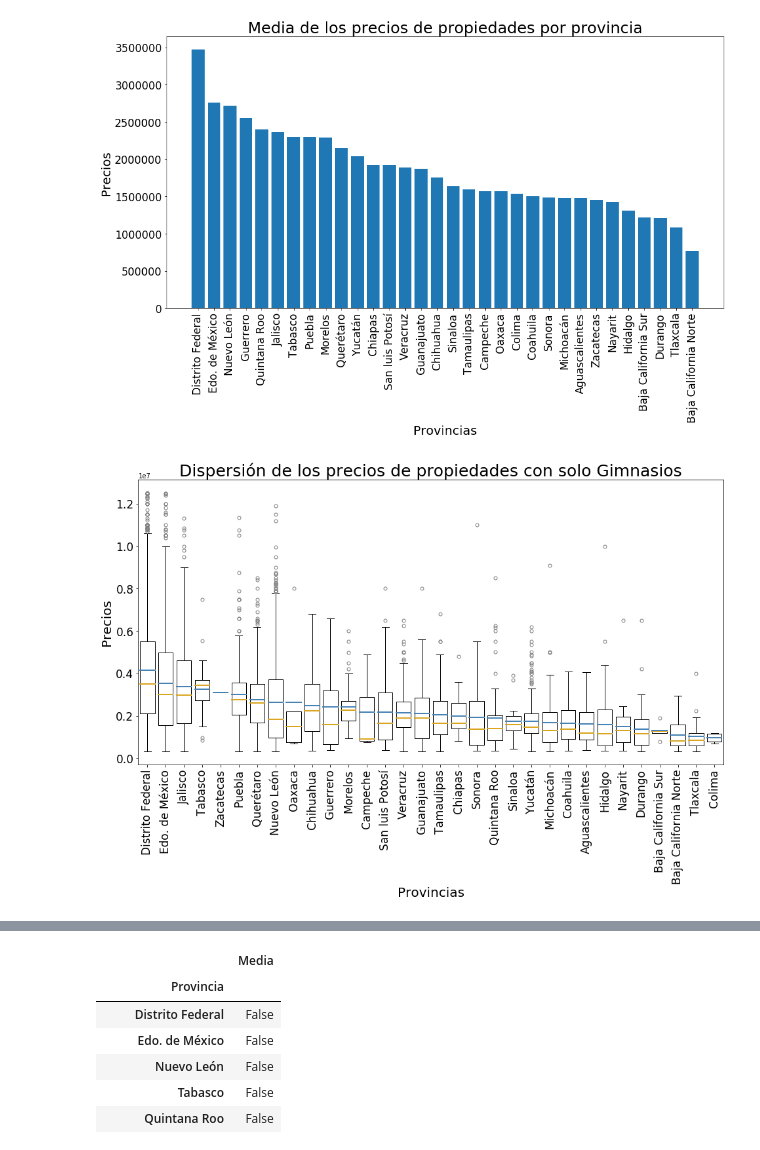
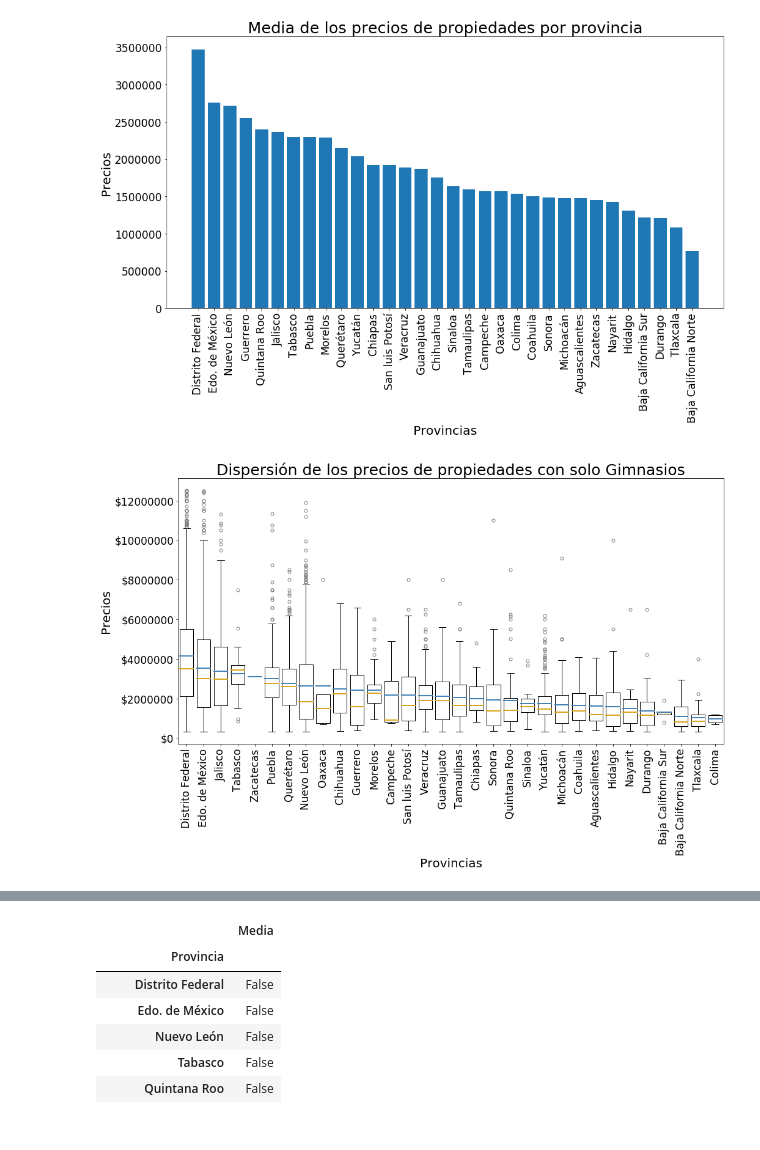
Before and after one commit to komod0/TPs-Org.Datos, a Jupyter notebook: tp1/nbfacundo.ipynb, the cells around one changed output, grey strips where cells are left out. Drawn from its saved outputs; the diff is of its cells as text; code cells hidden in the pictures.

Commit message:
Se prepara el notebook nbfacundo con formato para entrega - Limpieza de código - Limpieza para lectura

```diff
--- a/tp1/nbfacundo.ipynb
+++ b/tp1/nbfacundo.ipynb
@@ -566,34 +553,35 @@ plt.boxplot([solo_gimnasio.loc[solo_gimnasio['Provincia'] == provincias_nombres[
              solo_gimnasio.loc[solo_gimnasio['Provincia'] == provincias_nombres[17]]['Precio'], \
              solo_gimnasio.loc[solo_gimnasio['Provincia'] == provincias_nombres[18]]['Precio'], \
              solo_gimnasio.loc[solo_gimnasio['Provincia'] == provincias_nombres[19]]['Precio'], \
              solo_gimnasio.loc[solo_gimnasio['Provincia'] == provincias_nombres[20]]['Precio'], \
              solo_gimnasio.loc[solo_gimnasio['Provincia'] == provincias_nombres[21]]['Precio'], \
              solo_gimnasio.loc[solo_gimnasio['Provincia'] == provincias_nombres[22]]['Precio'], \
              solo_gimnasio.loc[solo_gimnasio['Provincia'] == provincias_nombres[23]]['Precio'], \
              solo_gimnasio.loc[solo_gimnasio['Provincia'] == provincias_nombres[24]]['Precio'], \
              solo_gimnasio.loc[solo_gimnasio['Provincia'] == provincias_nombres[25]]['Precio'], \
              solo_gimnasio.loc[solo_gimnasio['Provincia'] == provincias_nombres[26]]['Precio'], \
              solo_gimnasio.loc[solo_gimnasio['Provincia'] == provincias_nombres[27]]['Precio'], \
              solo_gimnasio.loc[solo_gimnasio['Provincia'] == provincias_nombres[28]]['Precio'], \
              solo_gimnasio.loc[solo_gimnasio['Provincia'] == provincias_nombres[29]]['Precio'], \
              solo_gimnasio.loc[solo_gimnasio['Provincia'] == provincias_nombres[30]]['Precio'], \
              solo_gimnasio.loc[solo_gimnasio['Provincia'] == provincias_nombres[31]]['Precio']], \
             labels = provincias_nombres, \
             widths = 0.8, \
             meanline = True, showmeans = True, \
             boxprops = dict(linewidth=1), \
             meanprops = dict(linestyle = '-', linewidth=2, color = 'steelblue'), \
             # linestyle = '-' muestra la media con línea sólida
             flierprops = dict(marker='o', markerfacecolor='none', markersize=5, linestyle='none', markeredgecolor = 'grey'), \
             medianprops = dict(linestyle = '-', linewidth=2, color='goldenrod'))
 plt.title("Dispersión de los precios de propiedades con solo Gimnasios", fontsize = 25)
 plt.ylabel('Precios', fontsize = 20)
 plt.xlabel('Provincias', fontsize = 20)
 plt.xticks(rotation = 90, fontsize = 17)
 plt.yticks(fontsize = 17)
+plt.gca().yaxis.set_major_formatter(FormatStrFormatter('$%.0f'))
 plt.show()
 # %% [output]
-[figure, old version]
+[figure, new version]
 # %%
 # Ahora con solo SUM
 
```
Also changed, not shown: parts of 28 cells of this notebook.
